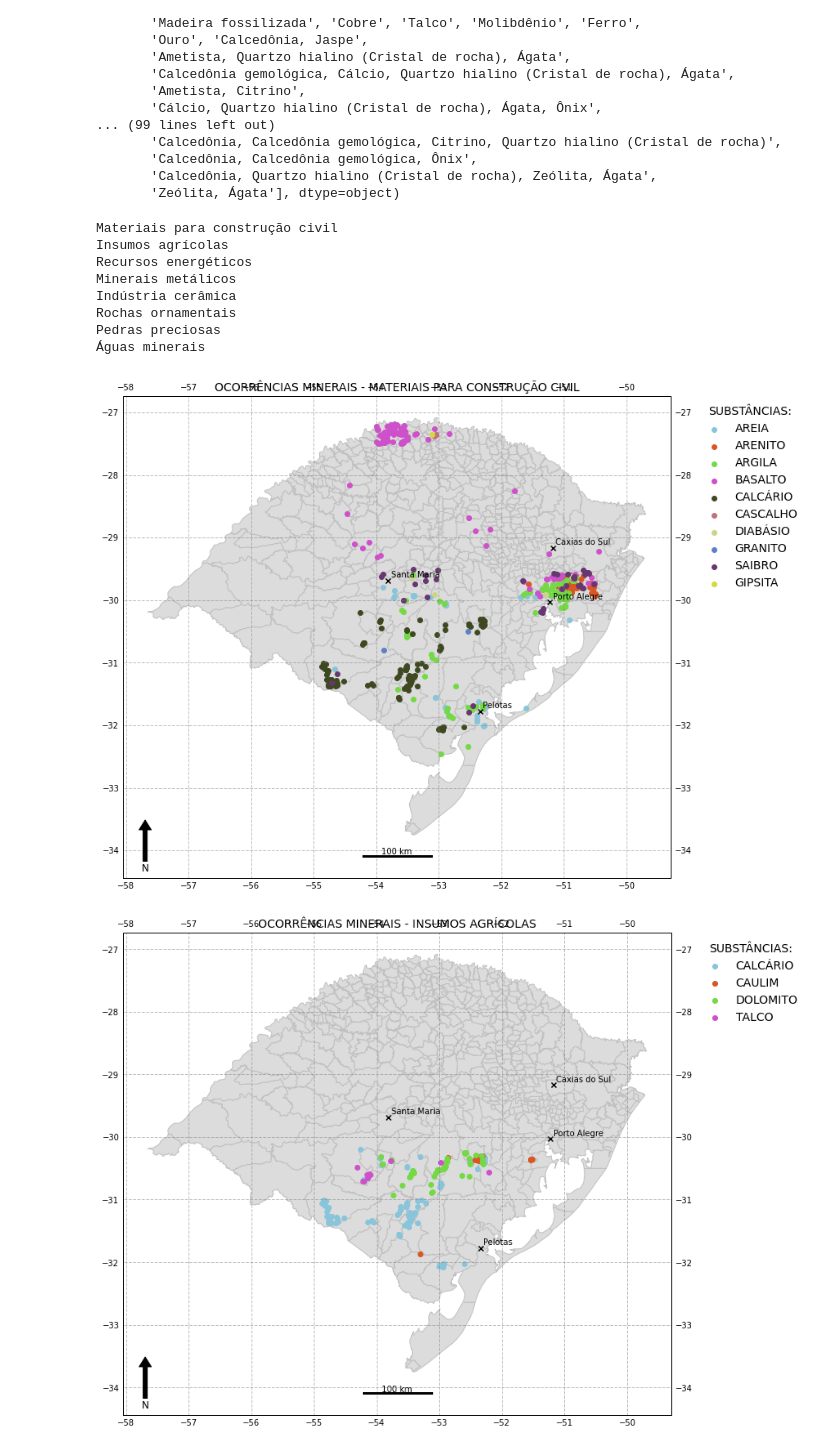
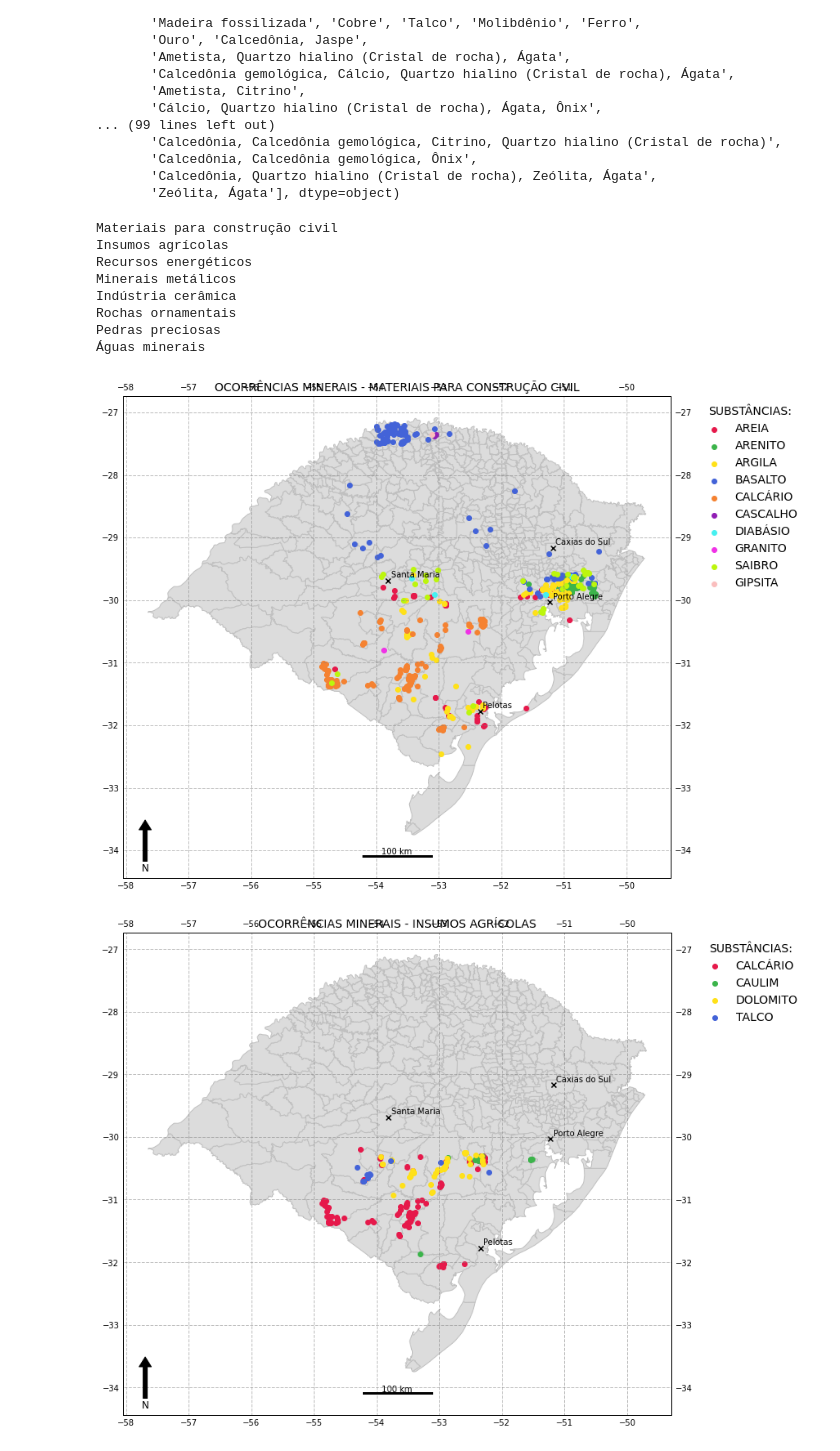
Before and after one commit to robertorolo/Mapas-minera-RS, a Jupyter notebook: ocorrencias.ipynb, the cells around one changed output. Cells and saved outputs as stored; diff of their text form; code cells hidden in the pictures.

```diff
--- a/ocorrencias.ipynb
+++ b/ocorrencias.ipynb
@@ -117,7 +117,7 @@ for grupo in grupos:
     #colormap = plt.cm.Set1
     #colors = [colormap(i) for i in np.linspace(0, 1., len(gp['SUBS'].unique()))]
     colors = sns.color_palette("Set1", 11)
-    colors = ["#89C5DA", "#DA5724", "#74D944", "#CE50CA", "#3F4921", "#C0717C", "#CBD588", "#5F7FC7", "#673770", "#D3D93E", "#38333E", "#508578", "#D7C1B1", "#689030", "#AD6F3B", "#CD9BCD", "#D14285", "#6DDE88", "#652926", "#7FDCC0", "#C84248", "#8569D5", "#5E738F", "#D1A33D", "#8A7C64", "#599861"]
+    colors = ['#e6194b', '#3cb44b', '#ffe119', '#4363d8', '#f58231', '#911eb4', '#46f0f0', '#f032e6', '#bcf60c', '#fabebe', '#008080', '#e6beff', '#9a6324', '#fffac8', '#800000', '#aaffc3', '#808000', '#ffd8b1', '#000075', '#808080', '#ffffff', '#000000']
     ax.set_prop_cycle('color', colors)
 
     #ocorr.plot(ax=ax, column='SUBSTANCIA', legend=True, legend_kwds=dict(bbox_to_anchor=(1.04, 1), edgecolor = 'white', fontsize='14', title='SUBSTÂNCIAS:', title_fontsize='14', loc='upper left'))
@@ -137,32 +137,32 @@ for grupo in grupos:
                 xs.append(x)
                 ys.append(y)
 
         if len(xs) > 0:
             ax.scatter(xs, ys, label=s)
 
     x, y, arrow_length = 0.04, 0.12, 0.1
     ax.annotate('N', xy=(x, y), xytext=(x, y-arrow_length),
     arrowprops=dict(facecolor='black', width=5, headwidth=15),
     ha='center', va='center', fontsize=12,
     xycoords=ax.transAxes)
 
     plot_municipios(municipios, lista_municipio, ax, c='black', delta=0.05)
 
     ax.set_title('OCORRÊNCIAS MINERAIS - {}'.format(grupo.upper()), loc='center', fontsize='14')
     #fig.suptitle('Potencial - {}'.format(grupo), fontsize='14')
     plt.legend(bbox_to_anchor=(1.04, 1), edgecolor = 'white', fontsize='14', title='SUBSTÂNCIAS:', title_fontsize='14', loc='upper left')
 
     #nome = mineral.replace('/', '')
     plt.savefig('imagens/ocorrencias/'+grupo+".png", bbox_inches='tight', facecolor='white', dpi = 300, bbox_extra_artists=([ax]))
     #plt.show()
 # %% [output]
 Materiais para construção civil
 Insumos agrícolas
 Recursos energéticos
 Minerais metálicos
 Indústria cerâmica
 Rochas ornamentais
 Pedras preciosas
 Águas minerais
-[figure, old version]
+[figure, new version]
-[figure, old version]
+[figure, new version]
```
Also changed, not shown: parts of 1 cell of this notebook, 3 other files.
